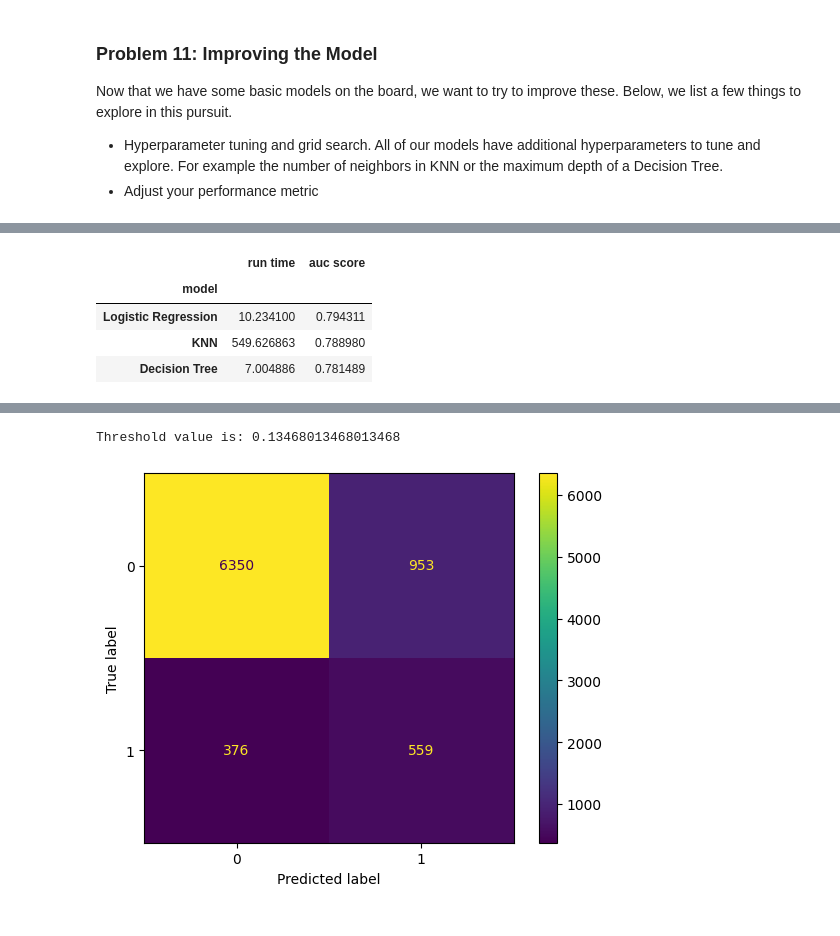
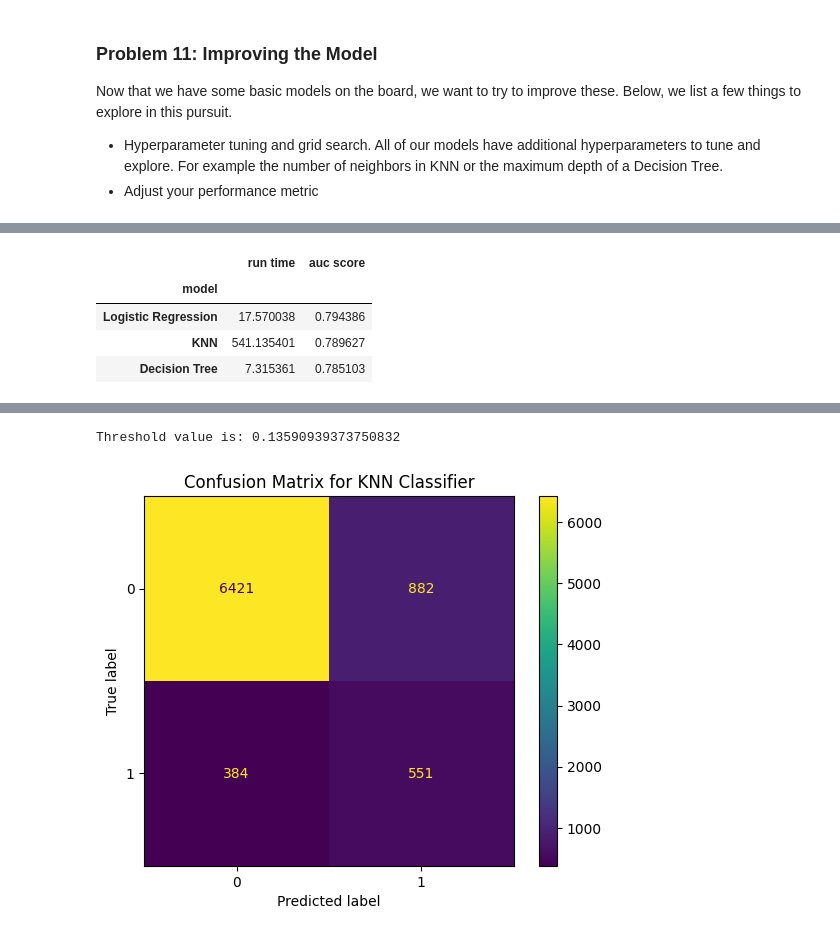
Before and after one commit to ashrivastav33/bank-marketing-ml-classifiers, a Jupyter notebook: code/bank-marketing-ml_ashri33.ipynb, the cells around one changed output, grey strips where cells are left out. Saved outputs shown, nothing was run; the diff lists cells and outputs as text; code cells hidden in the pictures.

```diff
--- a/code/bank-marketing-ml_ashri33.ipynb
+++ b/code/bank-marketing-ml_ashri33.ipynb
@@ -373,7 +374,8 @@ Now that we have some basic models on the board, we want to try to improve these
 - Hyperparameter tuning and grid search.  All of our models have additional hyperparameters to tune and explore.  For example the number of neighbors in KNN or the maximum depth of a Decision Tree.
 - Adjust your performance metric
 # %%
-lr_params = {'penalty': ['l1', 'l2'], 'C': np.linspace(0.01,100, 1000)}
+#lr_params = {'penalty': ['l1', 'l2'], 'C': np.linspace(0.01,100, 1000)}
+lr_params = {'penalty': ['l2'], 'C': np.linspace(0.01,100, 1000)}
 # %%
 lr_grid = RandomizedSearchCV(lr, param_distributions = lr_params, scoring = 'roc_auc', n_jobs = -1)
 # %%
@@ -431,9 +416,9 @@ grid_summary.set_index('model')
 # %% [output]
 |  | run time | auc score |
 | model |  |  |
-| Logistic Regression | 10.234100 | 0.794311 |
-| KNN | 549.626863 | 0.788980 |
-| Decision Tree | 7.004886 | 0.781489 |
+| Logistic Regression | 17.570038 | 0.794386 |
+| KNN | 541.135401 | 0.789627 |
+| Decision Tree | 7.315361 | 0.785103 |
 # %%
 lrfpr, lrtpr, lrthresholds = roc_curve(y_test, lr_grid.best_estimator_.predict_proba(X_test)[:,1])
 knnfpr, knntpr, knnthresholds = roc_curve(y_test, knn_grid.best_estimator_.predict_proba(X_test)[:,1])
@@ -465,7 +450,7 @@ optimal_idx = np.argmax(knntpr - knnfpr)
 optimal_threshold = knnthresholds[optimal_idx]
 print("Threshold value is:", optimal_threshold)
 # %% [output]
-Threshold value is: 0.13468013468013468
+Threshold value is: 0.13590939373750832
 # %%
 # new predictions w/ adjusted threshold
 knn_y_test_adj = np.where(knn_grid.best_estimator_.predict_proba(X_test)[:,1]>knnthresholds[optimal_idx],\
@@ -473,8 +458,9 @@ knn_y_test_adj = np.where(knn_grid.best_estimator_.predict_proba(X_test)[:,1]>kn
 # %%
 # Using the adjusted threshold, we get the following confusion matrix
 cm = confusion_matrix(y_test, knn_y_test_adj)
 disp = ConfusionMatrixDisplay(confusion_matrix=cm)
 disp.plot()
+plt.title('Confusion Matrix for KNN Classifier')
 plt.show()
 # %% [output]
-[figure, old version]
+[figure, new version]
```
Also changed, not shown: parts of 10 cells of this notebook.
